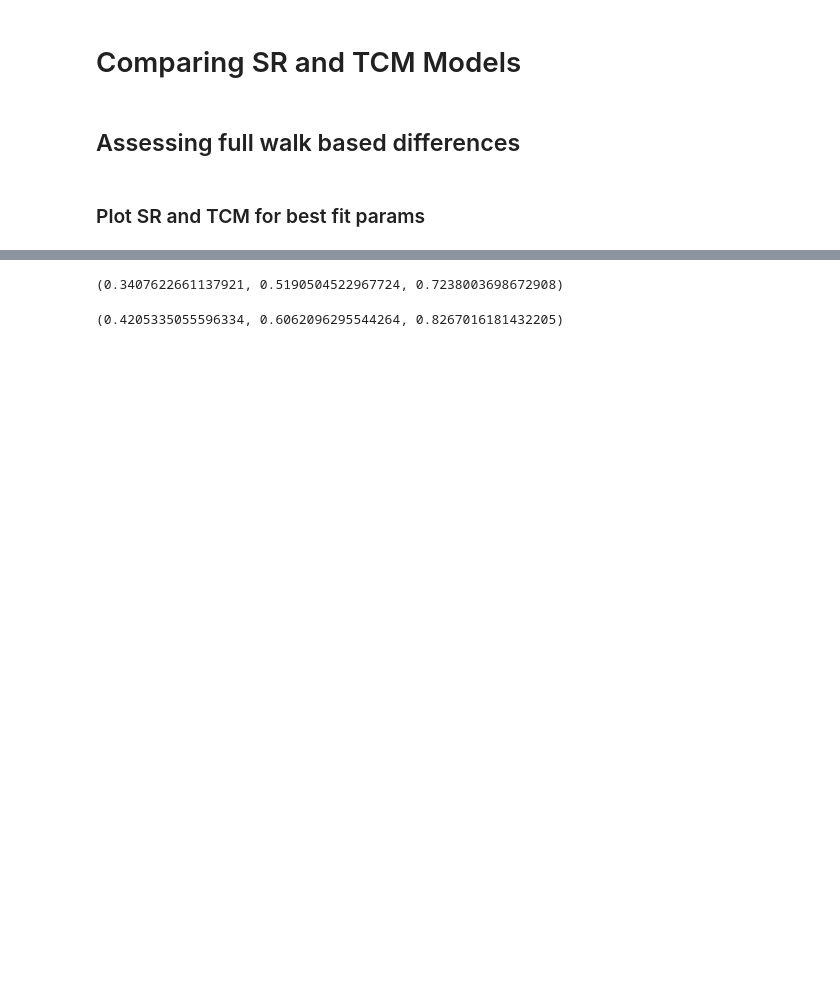
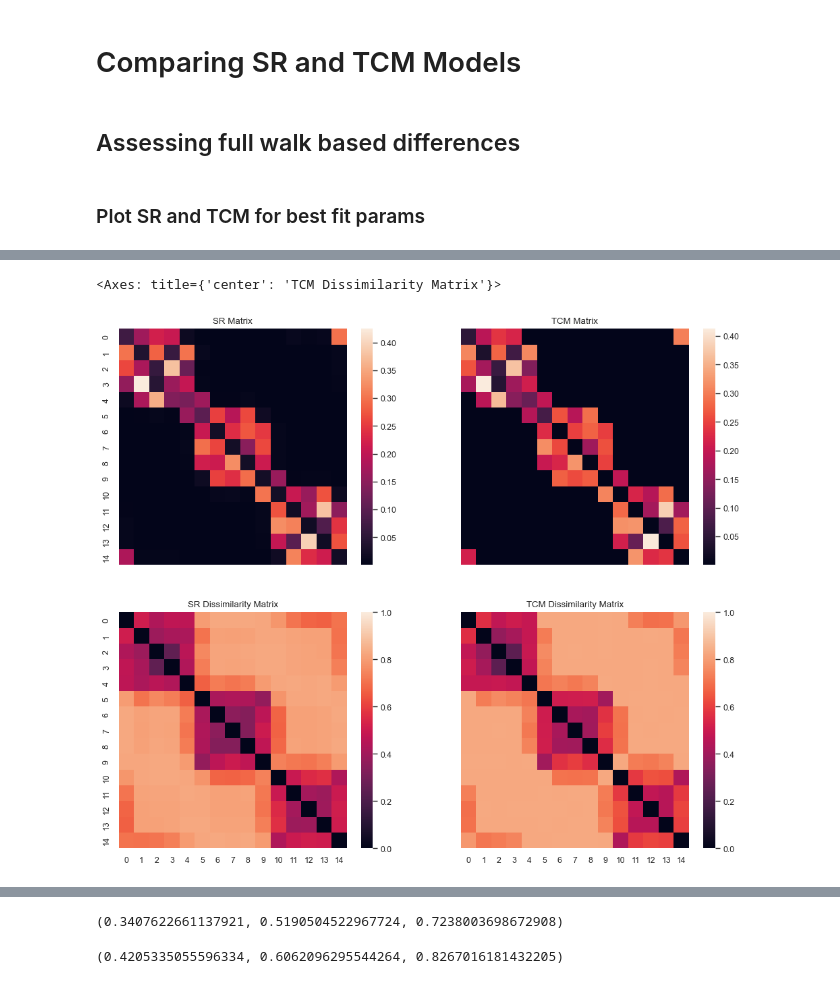
Before and after one commit to tejas-savalia/umass-dissertation, a Jupyter notebook: chapter_notebooks/chapter_2/simulations.ipynb, the cells around one changed output, grey strips where cells are left out. Drawn from its saved outputs; the diff is of its cells as text; code cells hidden in the pictures; blank space fills up the shorter version.

```diff
--- a/chapter_notebooks/chapter_2/simulations.ipynb
+++ b/chapter_notebooks/chapter_2/simulations.ipynb
@@ -40,6 +40,8 @@ walk_length = 1000
 hop_step = walk_length
 walk = random_walk(modular_graph, hop_step=hop_step, path_length=walk_length).astype(int)
 hamiltonian_walk = np.array(hamiltonian_path(modular_graph, walk_length))
+
+eular_walk = np.array(find_euler(modular_graph, 1000))
 # %% [markdown]
 # Comparing SR and TCM Models
 # %% [markdown]
@@ -124,0 +155,29 @@ sns.heatmap(js_TCM, ax = ax[1][1], vmin = 0, vmax = 1)
+# %%
+fig, ax = plt.subplots(2, 2, sharey=True, sharex=True, figsize = (12, 10))
+# SR = run_SR(walk, alpha=best_alpha_SR, gamma=best_gamma, graph=modular_graph, plot = False)
+# tcm = run_tcm(walk.astype(int), alpha=best_alpha_TCM, beta=best_beta, graph=modular_graph, plot = False)
+
+SR = run_SR(eular_walk, alpha=0.1, gamma=0.1, graph=modular_graph, plot = False)[0]
+tcm = run_tcm(eular_walk.astype(int), alpha=0.1, beta=0.1, graph=modular_graph, plot = False)
+
+# print(SR)
+ax[0][0].set_title('SR Matrix')
+ax[0][1].set_title('TCM Matrix')
+ax[1][0].set_title('SR Dissimilarity Matrix')
+ax[1][1].set_title('TCM Dissimilarity Matrix')
+
+sns.heatmap(SR, ax=ax[0][0])
+sns.heatmap(tcm, ax=ax[0][1])
+js_SR = np.array([[jensenshannon(i, j) for i in SR] for j in SR]).reshape(15, 15)
+js_TCM = np.array([[jensenshannon(i, j) for i in tcm] for j in tcm]).reshape(15, 15)
+
+# sns.heatmap(euclidean_distances(SR), ax = ax[1][0], vmin = 0, vmax = 1)
+# sns.heatmap(euclidean_distances(tcm), ax = ax[1][1], vmin = 0, vmax = 1)
+
+sns.heatmap(js_SR, ax = ax[1][0], vmin = 0, vmax = 1)
+sns.heatmap(js_TCM, ax = ax[1][1], vmin = 0, vmax = 1)
+
+# plt.savefig('figures/SR_vs_TCM_Matrices.png', transparent = True)
+# %% [output]
+<Axes: title={'center': 'TCM Dissimilarity Matrix'}>
+[figure, added]
```
Also changed, not shown: parts of 18 cells of this notebook, 31 other files.
